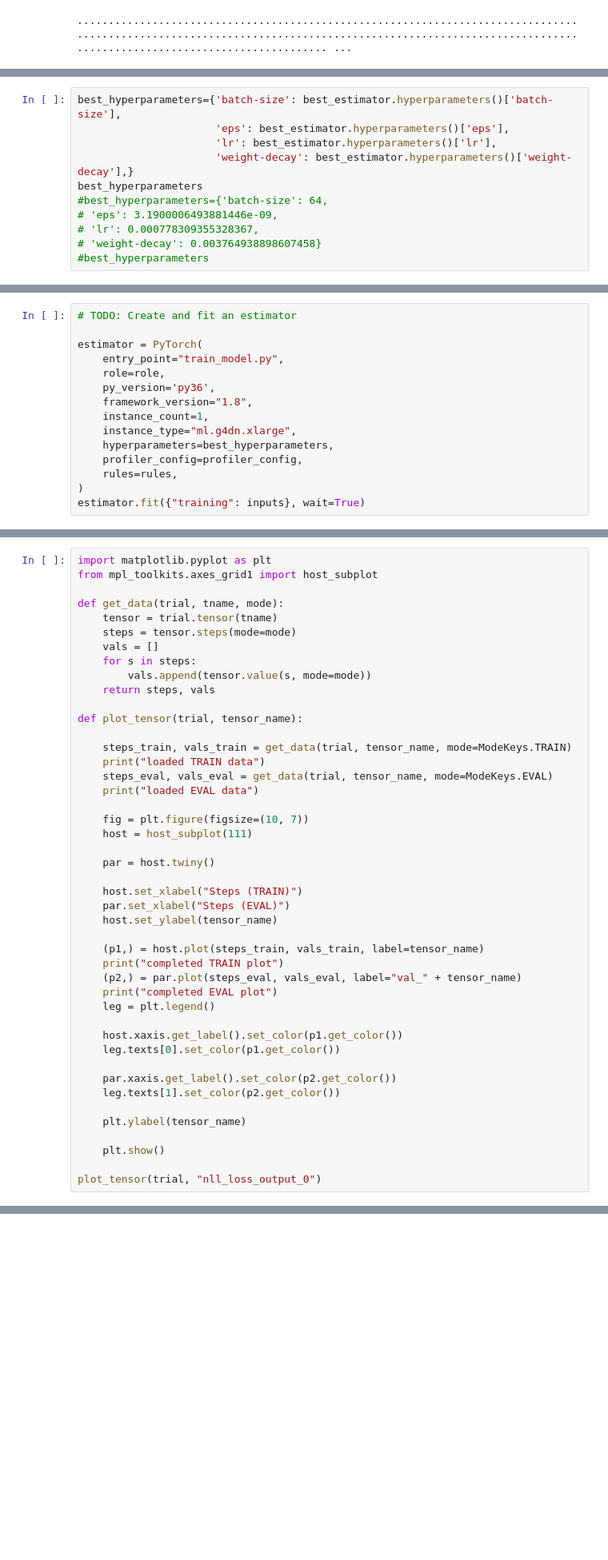
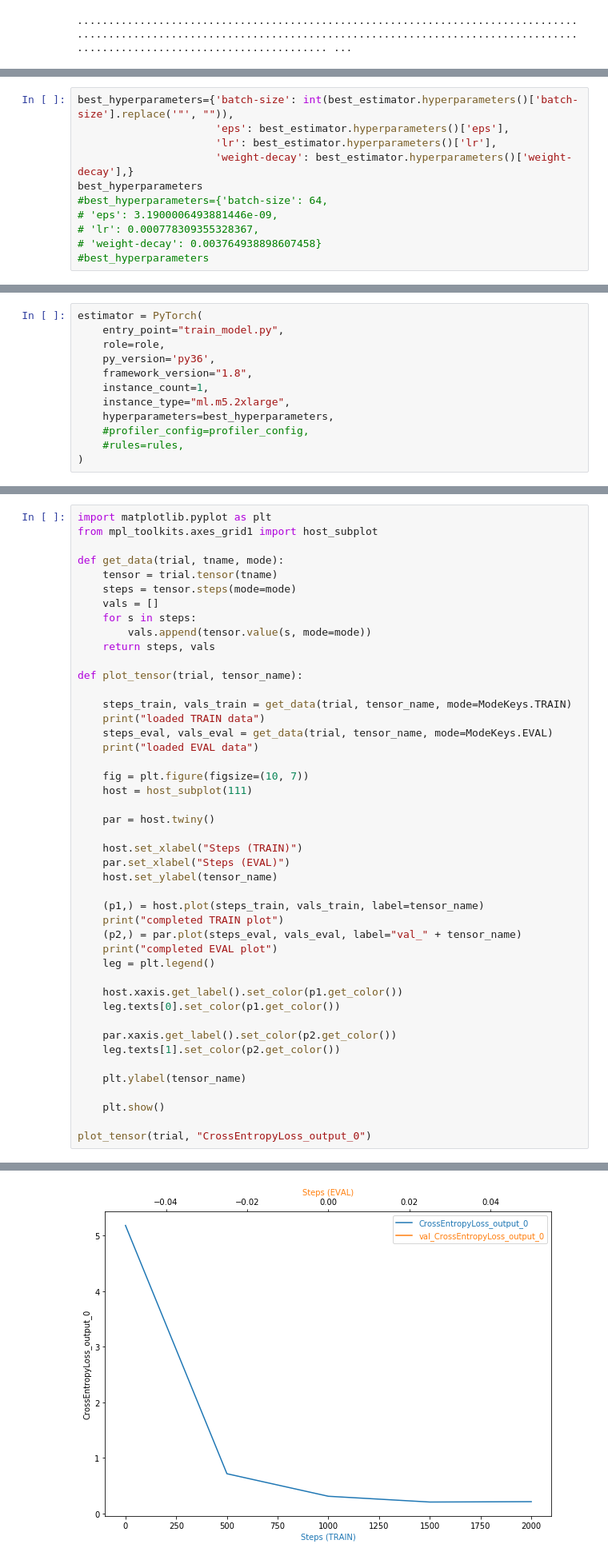
Before and after one commit to neilsimon/nd009t-c3-deep-learning-topics-within-computer-vision-nlp-project-starter, a Jupyter notebook: train_and_deploy.ipynb, the cells around one changed output, grey strips where cells are left out. Shown: that part at 80% size. Saved outputs shown, nothing was run; the diff lists cells and outputs as text; blank space fills up the shorter version.

```diff
--- a/train_and_deploy.ipynb
+++ b/train_and_deploy.ipynb
@@ -125,5 +153,5 @@ Exception: Best training job not available for tuning job: pytorch-training-2111
 # %%
-best_hyperparameters={'batch-size': best_estimator.hyperparameters()['batch-size'],
+best_hyperparameters={'batch-size': int(best_estimator.hyperparameters()['batch-size'].replace('"', "")),
                       'eps': best_estimator.hyperparameters()['eps'],
                       'lr': best_estimator.hyperparameters()['lr'],
                       'weight-decay': best_estimator.hyperparameters()['weight-decay'],}
@@ -166,15 +191,12 @@ debugger_hook_config=hook_config,
 # %%
-# TODO: Create and fit an estimator
-
 estimator = PyTorch(
     entry_point="train_model.py",
     role=role,
     py_version='py36',
     framework_version="1.8",
     instance_count=1,
-    instance_type="ml.g4dn.xlarge",
+    instance_type="ml.m5.2xlarge",
     hyperparameters=best_hyperparameters,
-    profiler_config=profiler_config,
-    rules=rules,
+    #profiler_config=profiler_config,
+    #rules=rules,
 )
-estimator.fit({"training": inputs}, wait=True)
@@ -241,5 +310,5 @@ def plot_tensor(trial, tensor_name):
 
     plt.show()
 
-plot_tensor(trial, "nll_loss_output_0")
+plot_tensor(trial, "CrossEntropyLoss_output_0")
 # %% [output]
@@ -246,0 +319 @@ TensorUnavailable: Tensor nll_loss_output_0 was not saved.
+[figure, added]
```
Also changed, not shown: parts of 22 cells of this notebook, 16 other files.
